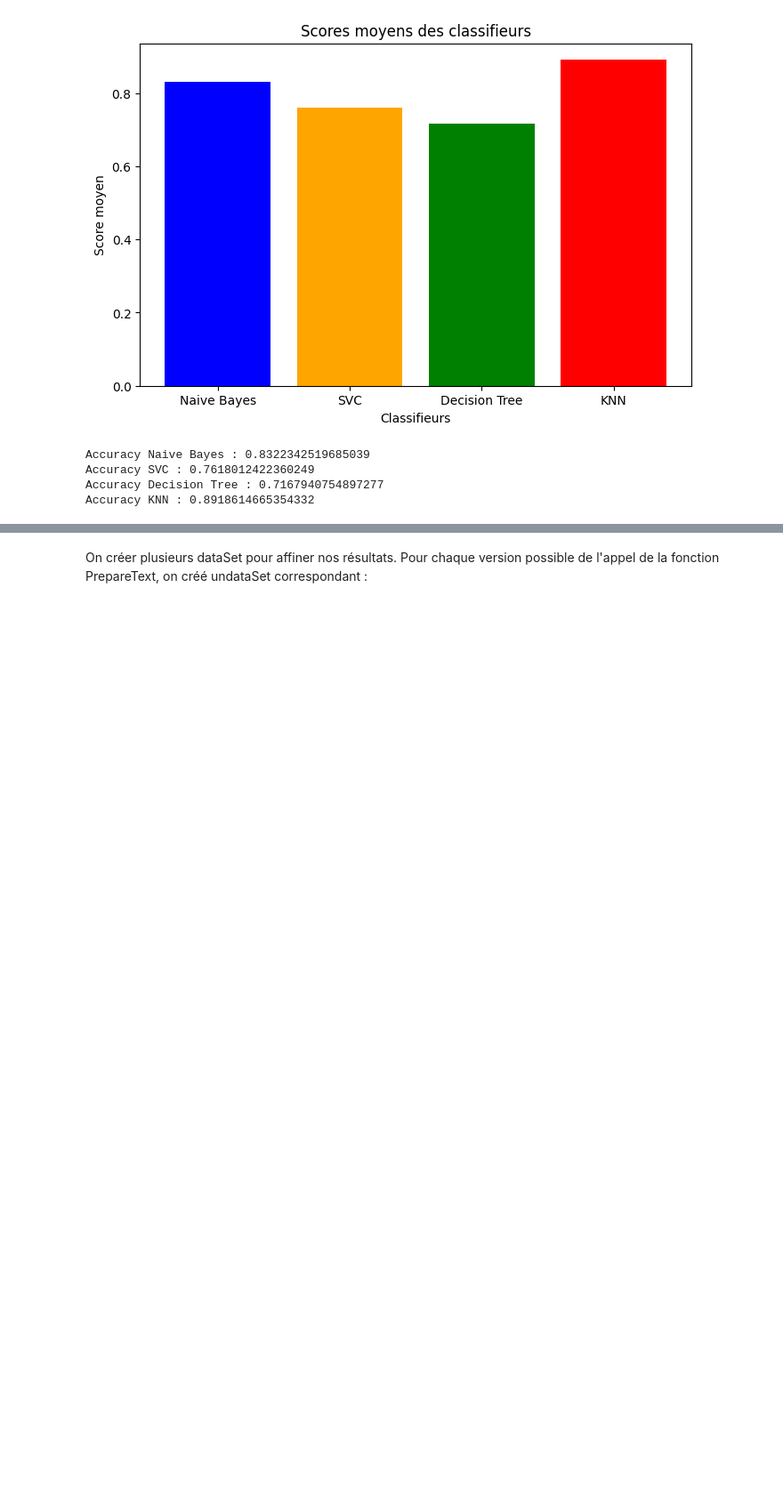
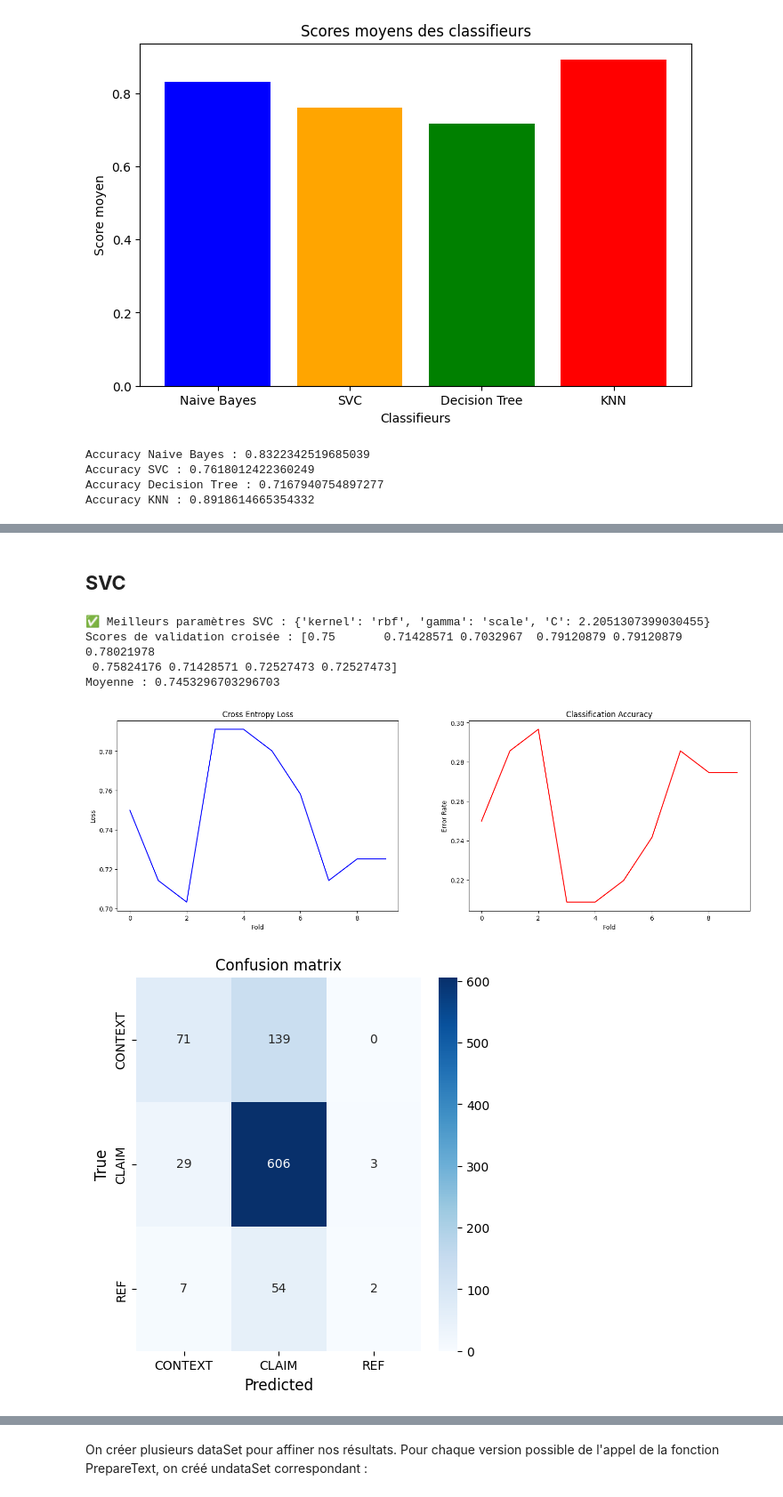
Before and after one commit to Akkuun/M1_IMAGINE_ML_Project, a Jupyter notebook: ML_Project_Group_8.ipynb, the cells around one changed output, grey strips where cells are left out. Shown at 89% size. Drawn from its saved outputs; the diff is of its cells as text; code cells hidden in the pictures; blank space fills up the shorter version.

```diff
--- a/ML_Project_Group_8.ipynb
+++ b/ML_Project_Group_8.ipynb
@@ -1798,0 +1948,70 @@ Accuracy KNN : 0.8918614665354332
+# %% [markdown]
+## **SVC**
+# %%
+
+from sklearn.svm import SVC
+from sklearn.model_selection import RandomizedSearchCV, KFold, cross_val_predict, cross_val_score
+from sklearn.metrics import accuracy_score, classification_report, confusion_matrix
+from sklearn.preprocessing import StandardScaler
+import numpy as np
+
+
+# ##SVC
+
+X_train_dense = X_train.toarray() if hasattr(X_train, "toarray") else X_train
+X_test_dense = X_test.toarray() if hasattr(X_test, "toarray") else X_test
+
+
+scaler = StandardScaler()
+X_train_scaled = scaler.fit_transform(X_train_dense)
+X_test_scaled = scaler.transform(X_test_dense)
+
+clf_SVC = SVC()
+
+param_distributions = {
+    'kernel': ['linear', 'rbf', 'poly'],
+    'C': np.logspace(-2, 2, 100),  # de 0.01 à 100
+    'gamma': ['scale', 'auto']
+}
+
+
+random_search = RandomizedSearchCV(
+    estimator=clf_SVC,
+    param_distributions=param_distributions,
+    n_iter=30,
+    cv=KFold(n_splits=10, shuffle=True, random_state=42),
+    scoring='accuracy',
+    random_state=42,
+    n_jobs=-1
+)
+
+
+random_search.fit(X_train_scaled, y_train)
+
+
+print("✅ Meilleurs paramètres SVC :", random_search.best_params_)
+
+
+best_svc_classifier = random_search.best_estimator_
+
+
+svc_scores = cross_val_score(best_svc_classifier, X_train_scaled, y_train, cv=10)
+print("Scores de validation croisée :", svc_scores)
+print("Moyenne :", svc_scores.mean())
+
+
+y_pred_cv = cross_val_predict(best_svc_classifier, X_train_scaled, y_train, cv=10)
+
+
+conf_matrix = confusion_matrix(y_train, y_pred_cv)
+
+
+plot_curves(svc_scores)
+plot_curves_confusion(conf_matrix, ['CONTEXT', 'CLAIM', 'REF'])
+# %% [output]
+✅ Meilleurs paramètres SVC : {'kernel': 'rbf', 'gamma': 'scale', 'C': 2.2051307399030455}
+Scores de validation croisée : [0.75       0.71428571 0.7032967  0.79120879 0.79120879 0.78021978
+ 0.75824176 0.71428571 0.72527473 0.72527473]
+Moyenne : 0.7453296703296703
+[figure, added]
+[figure, added]
```
Also changed, not shown: parts of 28 cells of this notebook.
